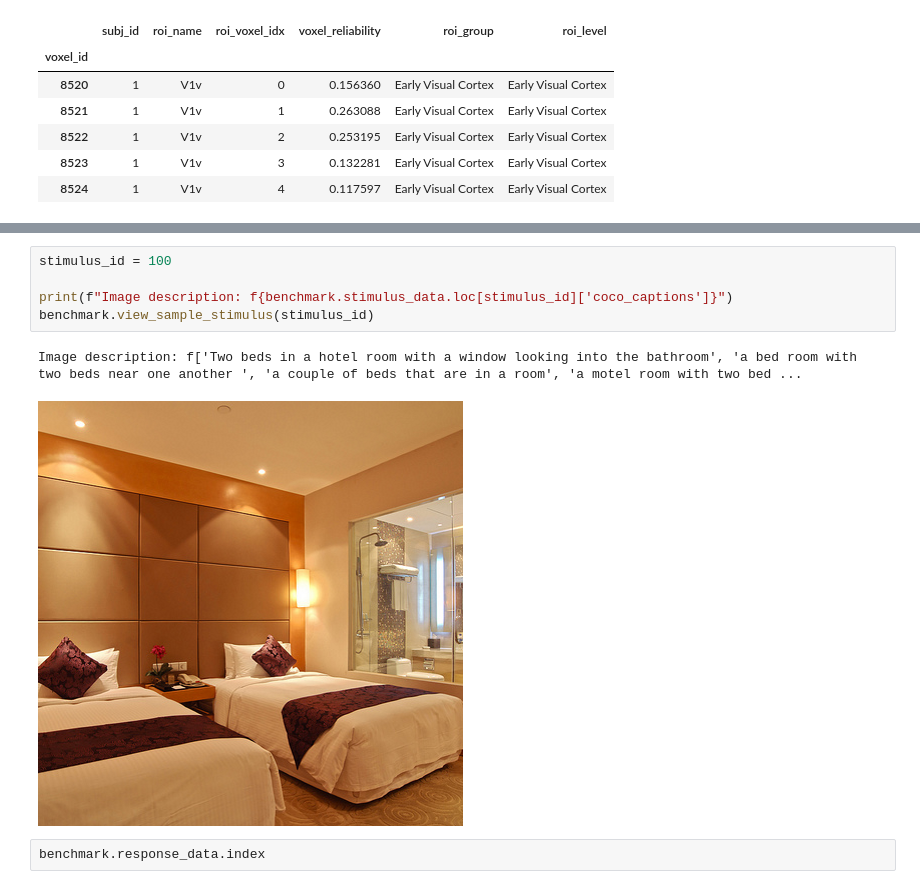
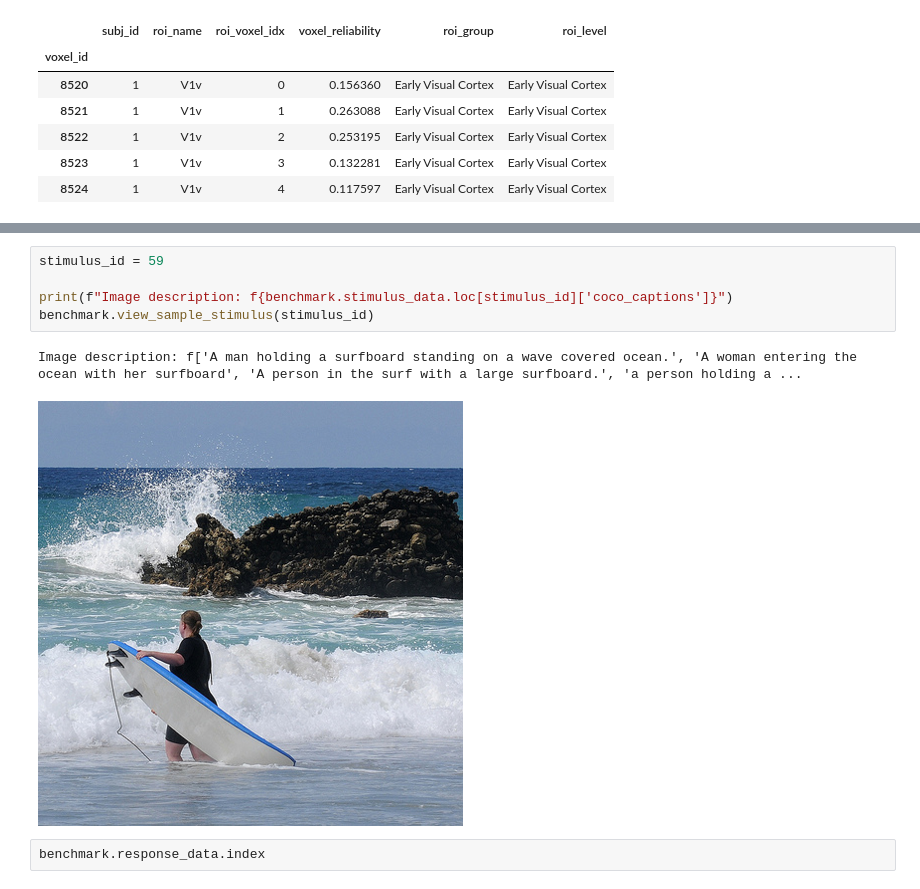
Before and after one commit to franciscoeacosta/DeepNSD, a Jupyter notebook: bmm_project.ipynb, the cells around one changed output, grey strips where cells are left out. Cells and saved outputs as stored; diff of their text form.

```diff
--- a/bmm_project.ipynb
+++ b/bmm_project.ipynb
@@ -53,11 +86,11 @@ There are 8461 recorded voxels
 # %%
-stimulus_id = 100
+stimulus_id = 59
 
 print(f"Image description: f{benchmark.stimulus_data.loc[stimulus_id]['coco_captions']}")
 benchmark.view_sample_stimulus(stimulus_id)
 # %% [output]
-Image description: f['Two beds in a hotel room with a window looking into the bathroom', 'a bed room with two beds near one another ', 'a couple of beds that are in a room', 'a motel room with two bed ...
+Image description: f['A man holding a surfboard standing on a wave covered ocean.', 'A woman entering the ocean with her surfboard', 'A person in the surf with a large surfboard.', 'a person holding a ...
-[figure, old version]
+[figure, new version]
 # %%
 benchmark.response_data.index
 # %% [output]
```
Also changed, not shown: parts of 52 cells of this notebook.
